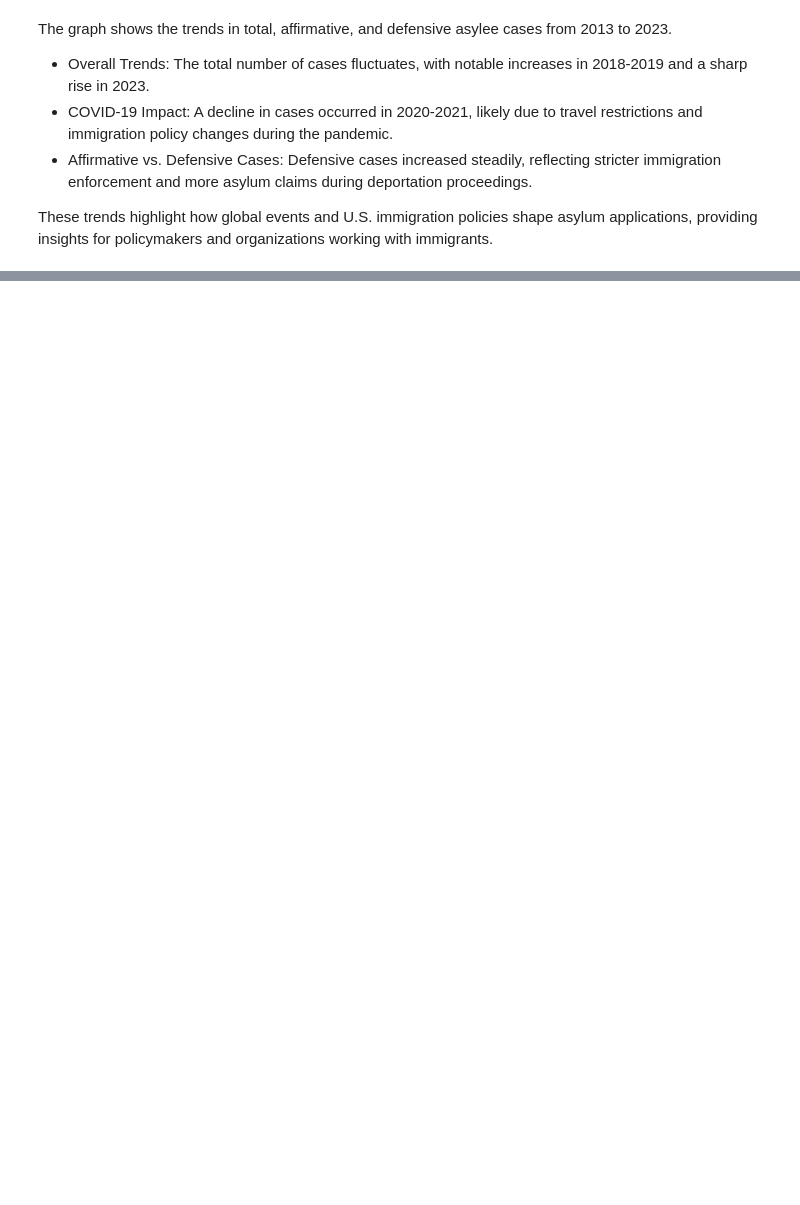
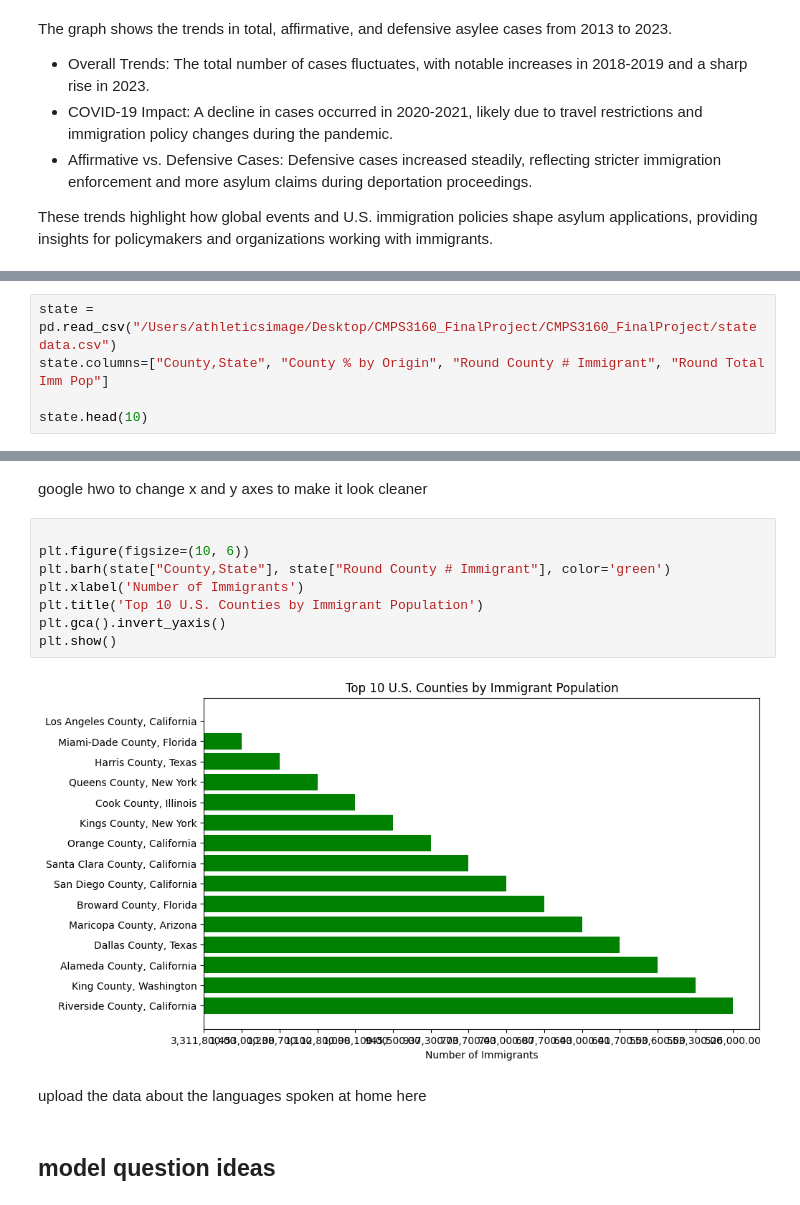
Before and after one commit to ecetanriverdi/ecetanriverdi.github.io, a Jupyter notebook: Milestone 2.ipynb, the cells around one changed output, grey strips where cells are left out. Cells and saved outputs as stored; diff of their text form; blank space fills up the shorter version.

```diff
--- a/Milestone 2.ipynb
+++ b/Milestone 2.ipynb
@@ -157,0 +95,5 @@ top_countries.plot(kind='bar', title='Top 5 Countries by Average Number of Asyle
+# %%
+state = pd.read_csv("/Users/athleticsimage/Desktop/CMPS3160_FinalProject/CMPS3160_FinalProject/state data.csv")
+state.columns=["County,State", "County % by Origin", "Round County # Immigrant", "Round Total Imm Pop"]
+
+state.head(10)
@@ -157,0 +112,16 @@ top_countries.plot(kind='bar', title='Top 5 Countries by Average Number of Asyle
+# %% [markdown]
+google hwo to change x and y axes to make it look cleaner
+# %%
+
+plt.figure(figsize=(10, 6))
+plt.barh(state["County,State"], state["Round County # Immigrant"], color='green')
+plt.xlabel('Number of Immigrants')
+plt.title('Top 10 U.S. Counties by Immigrant Population')
+plt.gca().invert_yaxis()
+plt.show()
+# %% [output]
+[figure, added]
+# %% [markdown]
+upload the data about the languages spoken at home here
+# %% [markdown]
+## model question ideas
```
Also changed, not shown: parts of 27 cells of this notebook.
